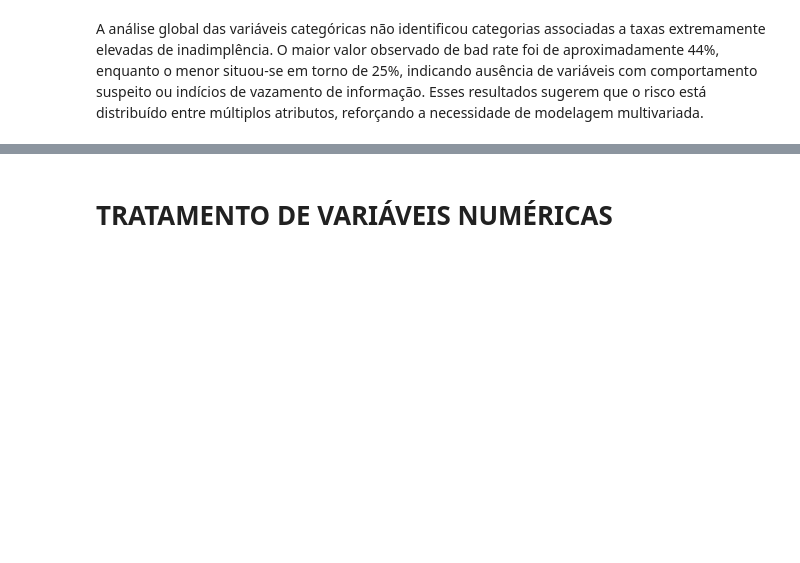
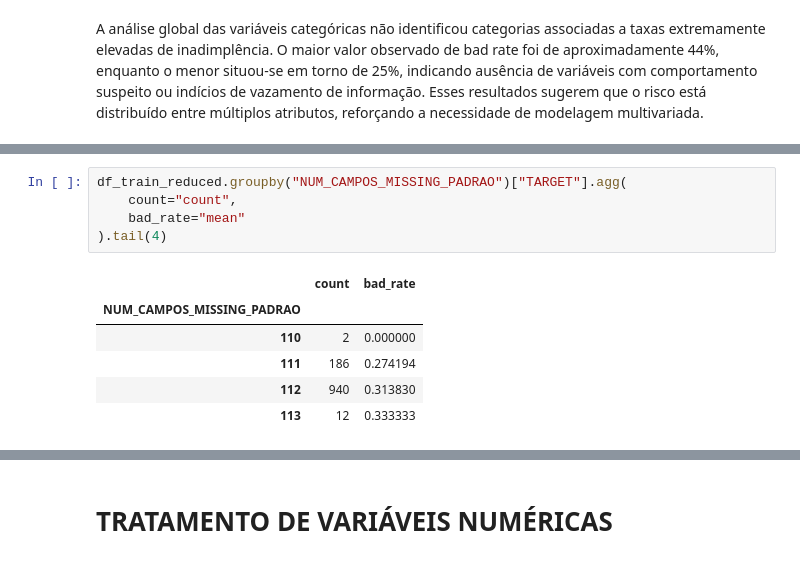
Before and after one commit to GGrinspun/desafio-analise-de-credito, a Jupyter notebook: notebooks/01_eda_and_preprocessing.ipynb, the cells around one changed output, grey strips where cells are left out. Drawn from its saved outputs; the diff is of its cells as text; blank space fills up the shorter version.

```diff
--- a/notebooks/01_eda_and_preprocessing.ipynb
+++ b/notebooks/01_eda_and_preprocessing.ipynb
@@ -617,0 +773,12 @@ a necessidade de modelagem multivariada.
+# %%
+df_train_reduced.groupby("NUM_CAMPOS_MISSING_PADRAO")["TARGET"].agg(
+    count="count",
+    bad_rate="mean"
+).tail(4)
+# %% [output]
+|  | count | bad_rate |
+| NUM_CAMPOS_MISSING_PADRAO |  |  |
+| 110 | 2 | 0.000000 |
+| 111 | 186 | 0.274194 |
+| 112 | 940 | 0.313830 |
+| 113 | 12 | 0.333333 |
```
Also changed, not shown: parts of 68 cells of this notebook, 1 other file.
